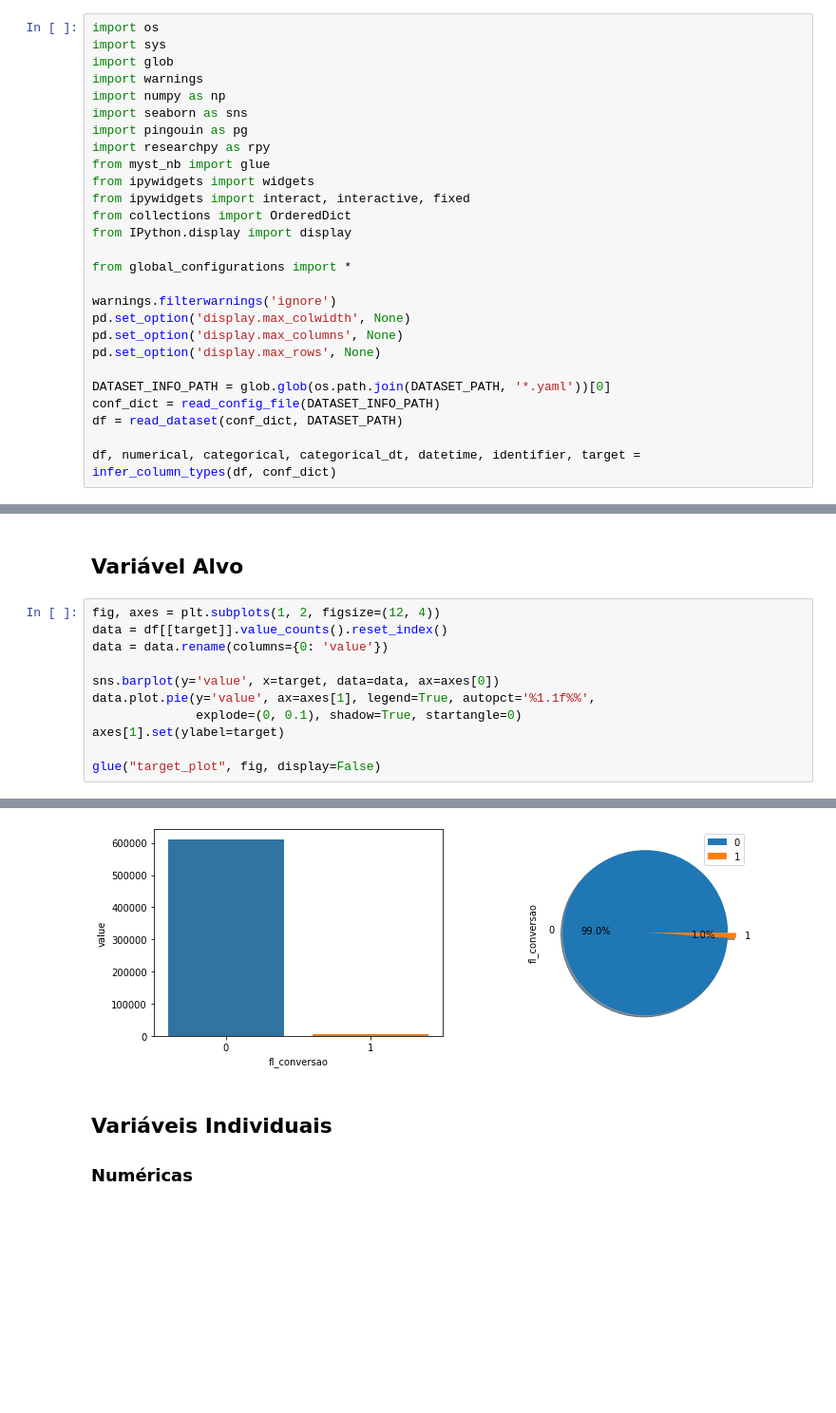
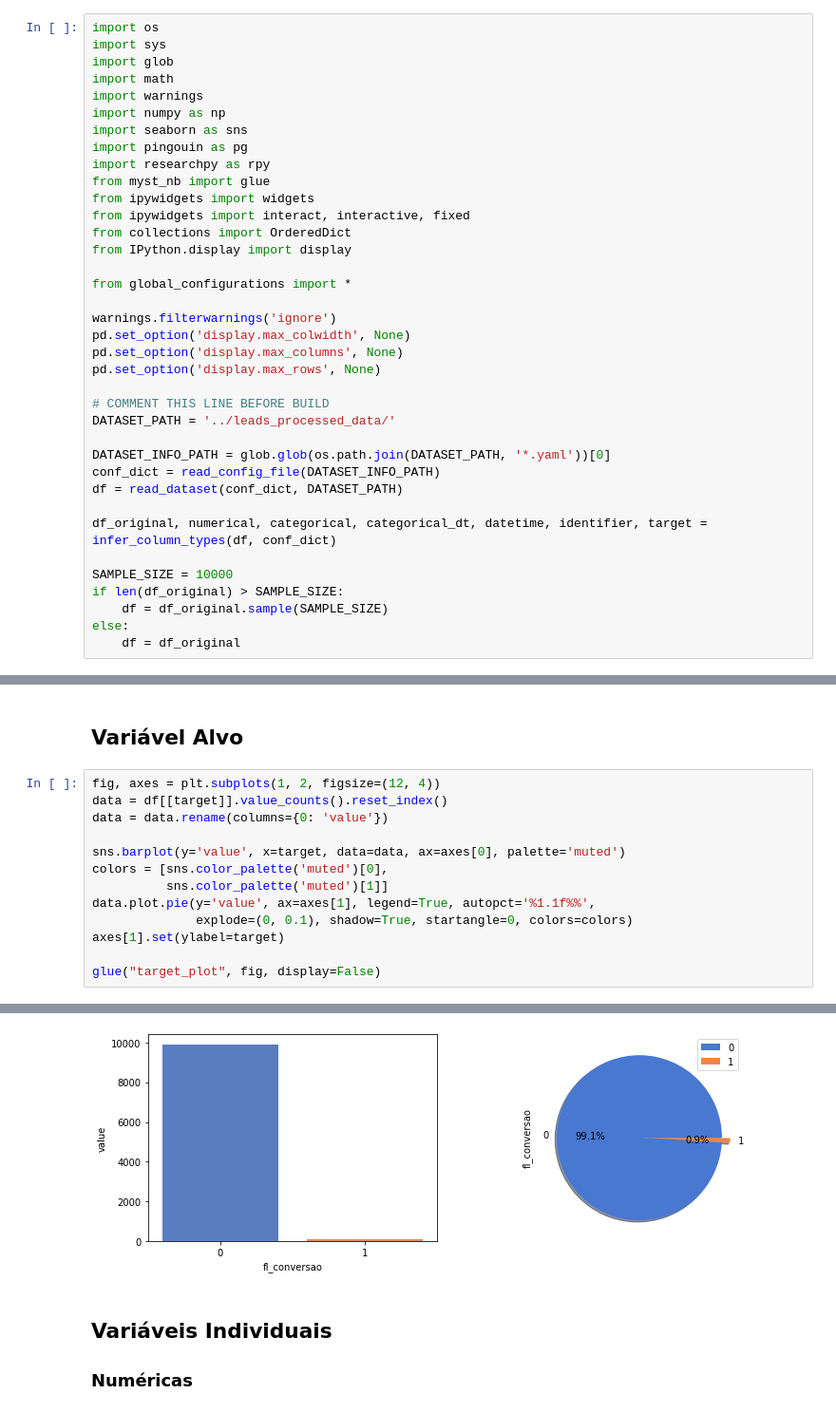
Before and after one commit to maetthil/DART, a Jupyter notebook: content/report.ipynb, the cells around one changed output, grey strips where cells are left out. Shown at 95% size. Cells and saved outputs as stored; diff of their text form; blank space fills up the shorter version.

```diff
--- a/content/report.ipynb
+++ b/content/report.ipynb
@@ -9,6 +10,7 @@
 import os
 import sys
 import glob
+import math
 import warnings
 import numpy as np
 import seaborn as sns
@@ -27,11 +29,20 @@ pd.set_option('display.max_colwidth', None)
 pd.set_option('display.max_columns', None)
 pd.set_option('display.max_rows', None)
 
+# COMMENT THIS LINE BEFORE BUILD
+DATASET_PATH = '../leads_processed_data/'
+
 DATASET_INFO_PATH = glob.glob(os.path.join(DATASET_PATH, '*.yaml'))[0]
 conf_dict = read_config_file(DATASET_INFO_PATH)
 df = read_dataset(conf_dict, DATASET_PATH)
 
-df, numerical, categorical, categorical_dt, datetime, identifier, target = infer_column_types(df, conf_dict)
+df_original, numerical, categorical, categorical_dt, datetime, identifier, target = infer_column_types(df, conf_dict)
+
+SAMPLE_SIZE = 10000
+if len(df_original) > SAMPLE_SIZE:
+    df = df_original.sample(SAMPLE_SIZE)
+else:
+    df = df_original
 # %% [markdown]
 ### Dimensão dos dados (linhas, colunas)
 # %%
@@ -117,17 +129,19 @@ glue("duplicated_rows", duplicated_rows)
 # %%
 fig, axes = plt.subplots(1, 2, figsize=(12, 4))
 data = df[[target]].value_counts().reset_index()
 data = data.rename(columns={0: 'value'})
 
-sns.barplot(y='value', x=target, data=data, ax=axes[0])
+sns.barplot(y='value', x=target, data=data, ax=axes[0], palette='muted')
+colors = [sns.color_palette('muted')[0],
+          sns.color_palette('muted')[1]]
 data.plot.pie(y='value', ax=axes[1], legend=True, autopct='%1.1f%%',
-              explode=(0, 0.1), shadow=True, startangle=0)
+              explode=(0, 0.1), shadow=True, startangle=0, colors=colors)
 axes[1].set(ylabel=target)
 
 glue("target_plot", fig, display=False)
 # %% [output]
 [interactive output not drawn]
-[figure, old version]
+[figure, new version]
 # %% [markdown]
 ## Variáveis Individuais
 ### Numéricas
```
Also changed, not shown: parts of 35 cells of this notebook, 16 other files.
